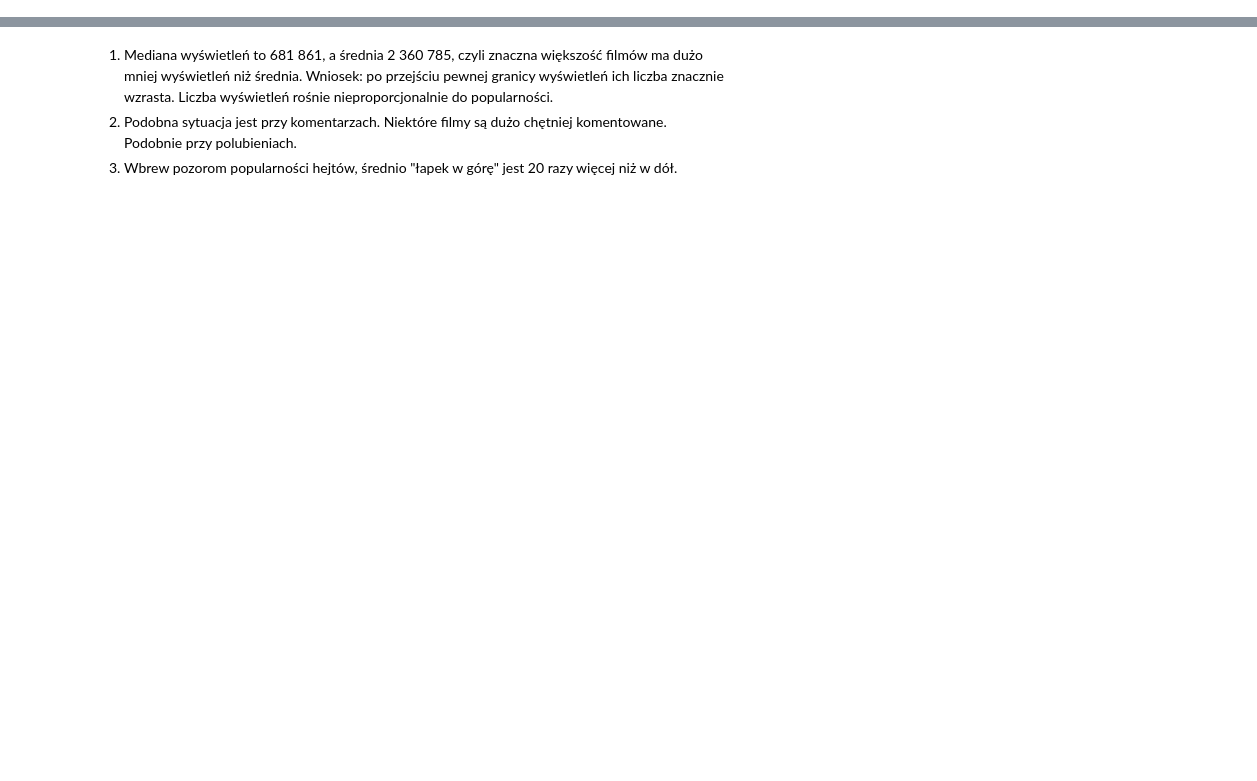
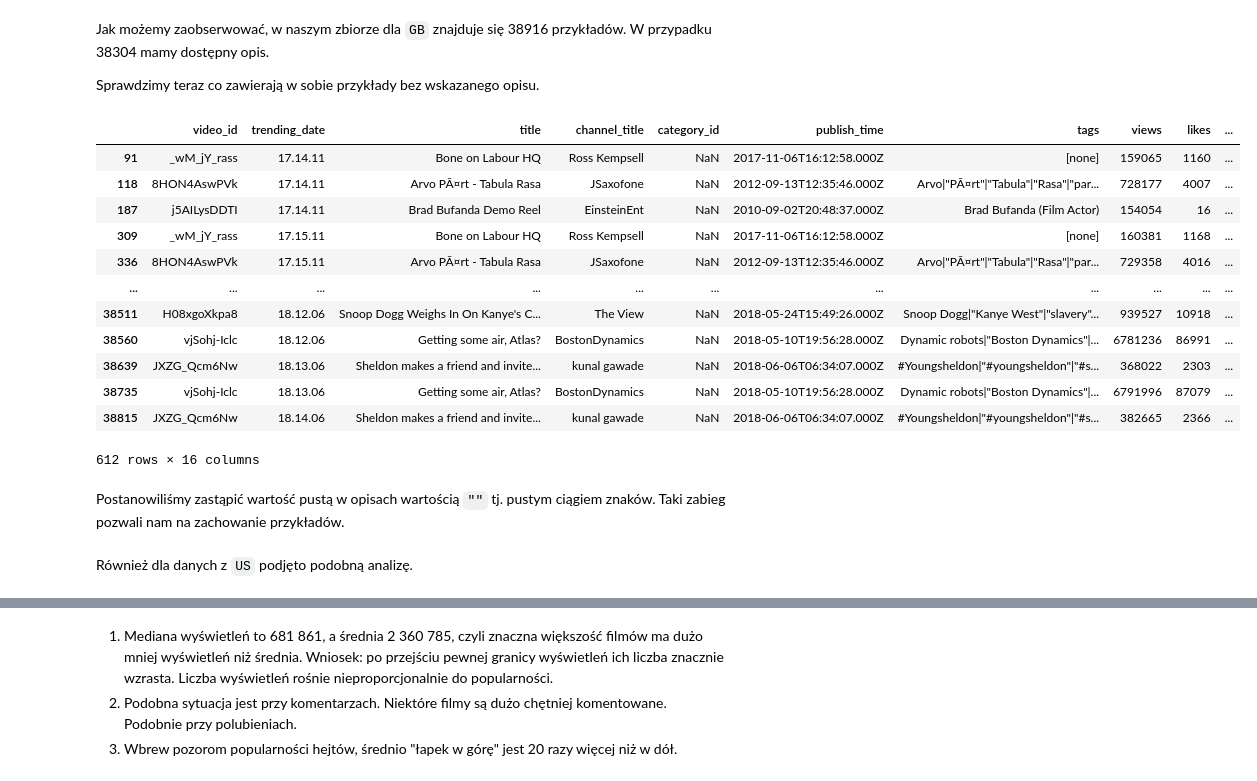
Before and after one commit to Bartosz-Gorka-Archive/youtube-trending-videos, a Jupyter notebook: youtube_trending_videos.ipynb, the cells around one changed output, grey strips where cells are left out. Drawn from its saved outputs; the diff is of its cells as text; code cells hidden in the pictures; blank space fills up the shorter version.

```diff
--- a/youtube_trending_videos.ipynb
+++ b/youtube_trending_videos.ipynb
@@ -17,0 +14,2 @@ Mounted at /content/drive
+# %%
+DATA = "youtube-trending-videos/youtube_data"
@@ -48,0 +86,22 @@ Index(['video_id', 'trending_date', 'title', 'channel_title', 'category_id',
+# %% [markdown]
+Jak możemy zaobserwować, w naszym zbiorze dla `GB` znajduje się 38916 przykładów. W przypadku 38304 mamy dostępny opis.
+
+Sprawdzimy teraz co zawierają w sobie przykłady bez wskazanego opisu.
+# %%
+GB_videos_5p[GB_videos_5p['description'].apply(lambda x: pd.isna(x))]
+# %% [output]
+|  | video_id | trending_date | title | channel_title | category_id | publish_time | tags | views | likes | ... |
+| 91 | _wM_jY_rass | 17.14.11 | Bone on Labour HQ | Ross Kempsell | NaN | 2017-11-06T16:12:58.000Z | [none] | 159065 | 1160 | ... |
+| 118 | 8HON4AswPVk | 17.14.11 | Arvo PÃ¤rt - Tabula Rasa | JSaxofone | NaN | 2012-09-13T12:35:46.000Z | Arvo|"PÃ¤rt"|"Tabula"|"Rasa"|"par... | 728177 | 4007 | ... |
+| 187 | j5AILysDDTI | 17.14.11 | Brad Bufanda Demo Reel | EinsteinEnt | NaN | 2010-09-02T20:48:37.000Z | Brad Bufanda (Film Actor) | 154054 | 16 | ... |
+| 309 | _wM_jY_rass | 17.15.11 | Bone on Labour HQ | Ross Kempsell | NaN | 2017-11-06T16:12:58.000Z | [none] | 160381 | 1168 | ... |
+| 336 | 8HON4AswPVk | 17.15.11 | Arvo PÃ¤rt - Tabula Rasa | JSaxofone | NaN | 2012-09-13T12:35:46.000Z | Arvo|"PÃ¤rt"|"Tabula"|"Rasa"|"par... | 729358 | 4016 | ... |
+| ... | ... | ... | ... | ... | ... | ... | ... | ... | ... | ... |
+| 38511 | H08xgoXkpa8 | 18.12.06 | Snoop Dogg Weighs In On Kanye's C... | The View | NaN | 2018-05-24T15:49:26.000Z | Snoop Dogg|"Kanye West"|"slavery"... | 939527 | 10918 | ... |
+| 38560 | vjSohj-Iclc | 18.12.06 | Getting some air, Atlas? | BostonDynamics | NaN | 2018-05-10T19:56:28.000Z | Dynamic robots|"Boston Dynamics"|... | 6781236 | 86991 | ... |
+| 38639 | JXZG_Qcm6Nw | 18.13.06 | Sheldon makes a friend and invite... | kunal gawade | NaN | 2018-06-06T06:34:07.000Z | #Youngsheldon|"#youngsheldon"|"#s... | 368022 | 2303 | ... |
+| 38735 | vjSohj-Iclc | 18.13.06 | Getting some air, Atlas? | BostonDynamics | NaN | 2018-05-10T19:56:28.000Z | Dynamic robots|"Boston Dynamics"|... | 6791996 | 87079 | ... |
+| 38815 | JXZG_Qcm6Nw | 18.14.06 | Sheldon makes a friend and invite... | kunal gawade | NaN | 2018-06-06T06:34:07.000Z | #Youngsheldon|"#youngsheldon"|"#s... | 382665 | 2366 | ... |
+612 rows × 16 columns
+# %% [markdown]
+Postanowiliśmy zastąpić wartość pustą w opisach wartością `""` tj. pustym ciągiem znaków. Taki zabieg pozwali nam na zachowanie przykładów.
@@ -48,0 +110,2 @@ Index(['video_id', 'trending_date', 'title', 'channel_title', 'category_id',
+# %% [markdown]
+Również dla danych z `US` podjęto podobną analizę.
```
Also changed, not shown: parts of 26 cells of this notebook.
